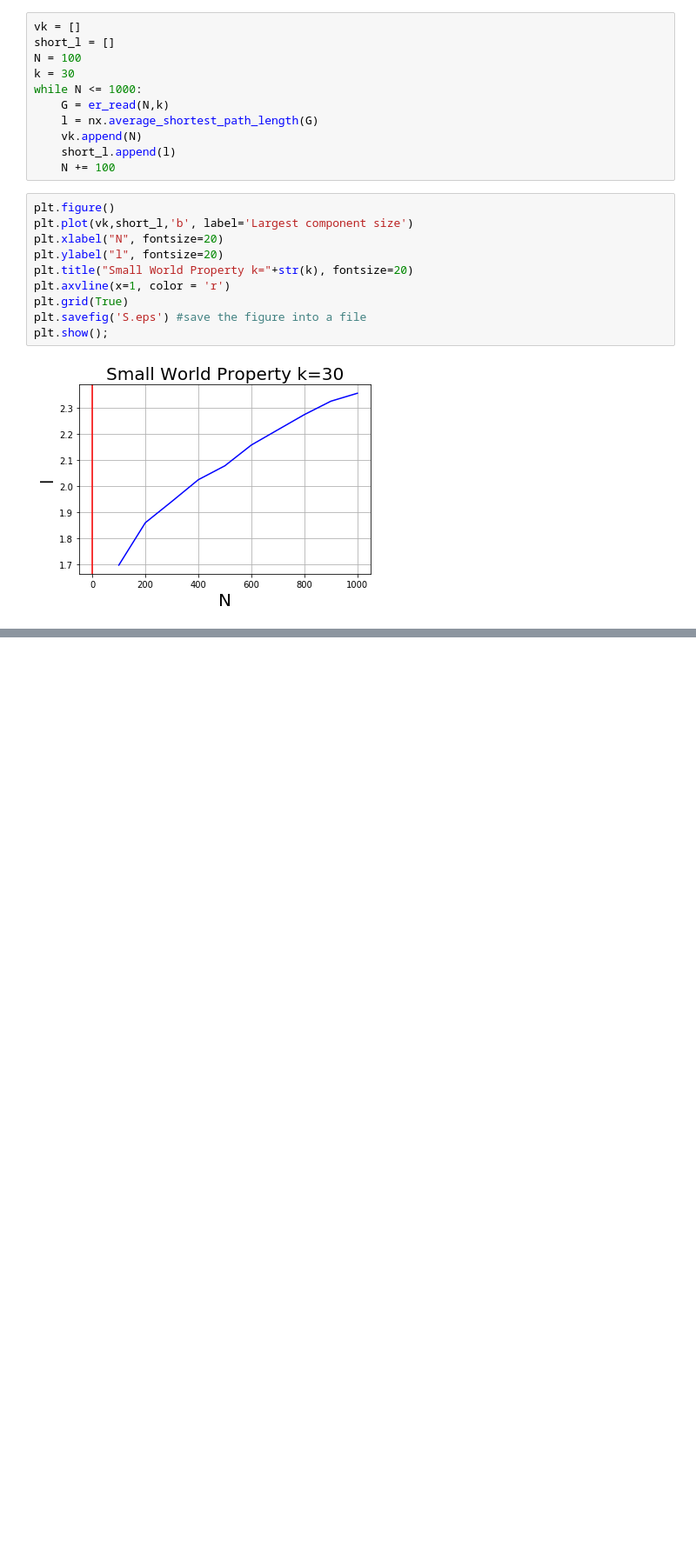
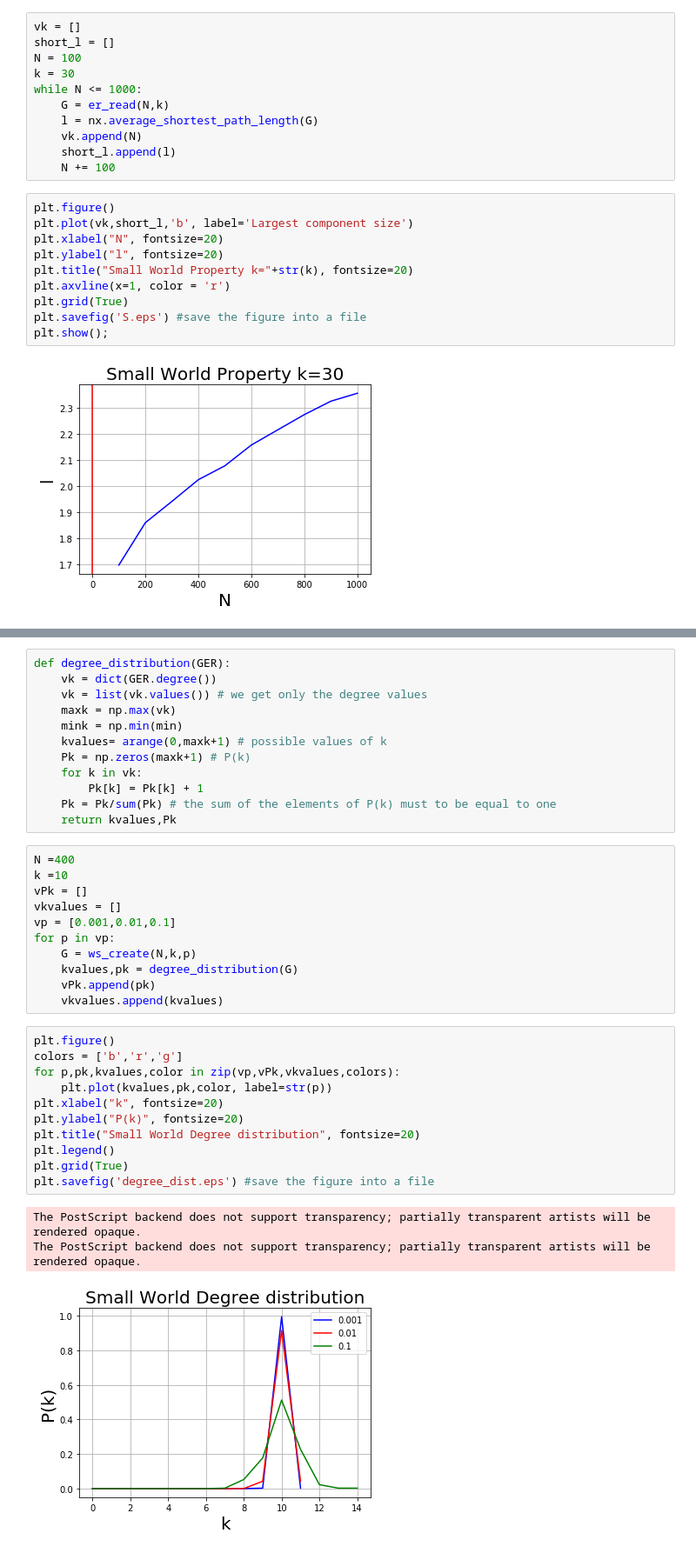
Before and after one commit to VitorBrisola/complex-networks-models, a Jupyter notebook: project3.ipynb, the cells around one changed output, grey strips where cells are left out. Shown: that part at 87% size. Drawn from its saved outputs; the diff is of its cells as text; blank space fills up the shorter version.

```diff
--- a/project3.ipynb
+++ b/project3.ipynb
@@ -426,0 +497,38 @@ plt.show();
+# %%
+def degree_distribution(GER):
+    vk = dict(GER.degree())
+    vk = list(vk.values()) # we get only the degree values
+    maxk = np.max(vk)
+    mink = np.min(min)
+    kvalues= arange(0,maxk+1) # possible values of k
+    Pk = np.zeros(maxk+1) # P(k)
+    for k in vk:
+        Pk[k] = Pk[k] + 1
+    Pk = Pk/sum(Pk) # the sum of the elements of P(k) must to be equal to one
+    return kvalues,Pk
+# %%
+N =400
+k =10
+vPk = []
+vkvalues = []
+vp = [0.001,0.01,0.1]
+for p in vp:
+    G = ws_create(N,k,p)
+    kvalues,pk = degree_distribution(G)
+    vPk.append(pk)
+    vkvalues.append(kvalues)
+# %%
+plt.figure()
+colors = ['b','r','g']
+for p,pk,kvalues,color in zip(vp,vPk,vkvalues,colors):
+    plt.plot(kvalues,pk,color, label=str(p))
+plt.xlabel("k", fontsize=20)
+plt.ylabel("P(k)", fontsize=20)
+plt.title("Small World Degree distribution", fontsize=20)
+plt.legend()
+plt.grid(True)
+plt.savefig('degree_dist.eps') #save the figure into a file
+# %% [output]
+The PostScript backend does not support transparency; partially transparent artists will be rendered opaque.
+The PostScript backend does not support transparency; partially transparent artists will be rendered opaque.
+[figure, added]
```
Also changed, not shown: parts of 8 cells of this notebook, 6 other files.
